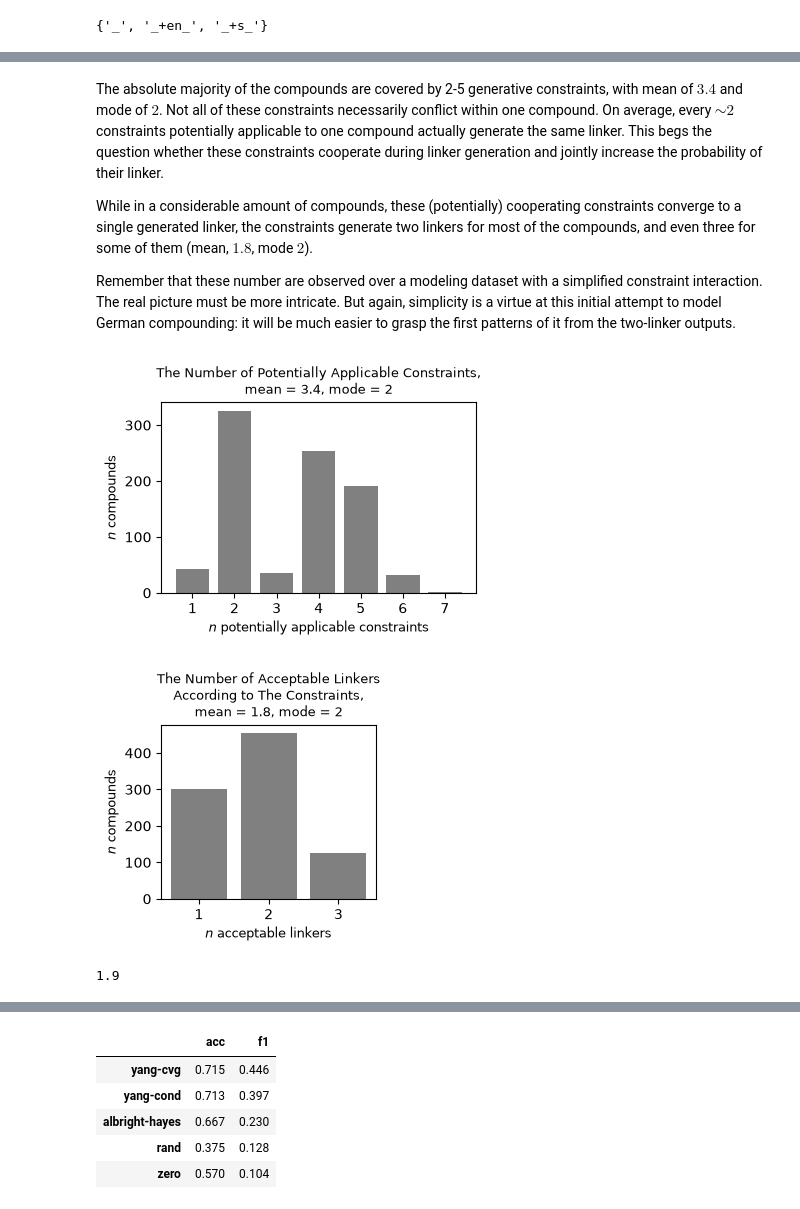
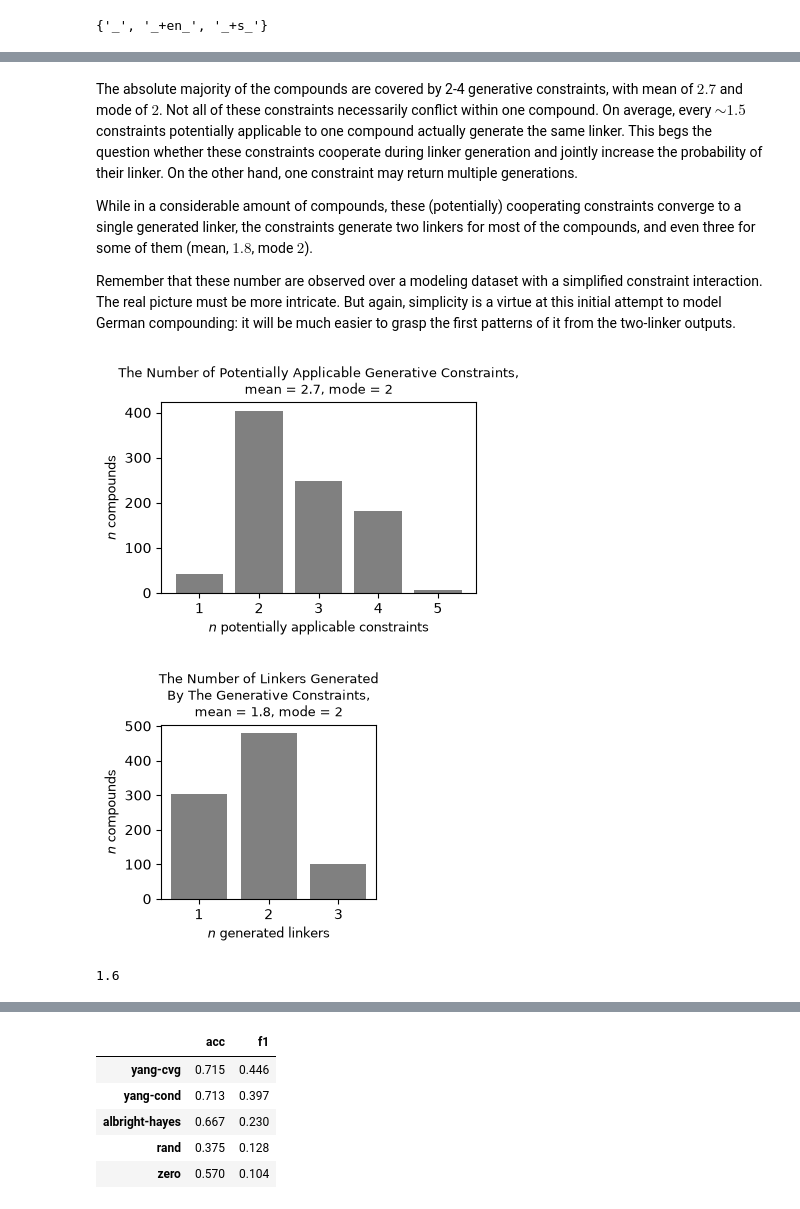
Before and after one commit to maxschmaltz/DieKonstraints, a Jupyter notebook: comp_modeling/inspect.ipynb, the cells around one changed output, grey strips where cells are left out. Cells and saved outputs as stored; diff of their text form; code cells hidden in the pictures.

```diff
--- a/comp_modeling/inspect.ipynb
+++ b/comp_modeling/inspect.ipynb
@@ -101,0 +104,18 @@ involved_domains_comparison_df
+# %%
+active_gen_domains_data = defaultdict(lambda: defaultdict(int))
+for constrs in list(acceptable_linkers_all.values()) + list(unacceptable_linkers_all.values()):
+    for c_ids in constrs.values():
+        for c_id in c_ids:
+            if c_id.startswith("p2l:") or c_id == "l2p:en|non_par_m" or c_id == DEF_ID:
+                key = "gen"
+            else:
+                key = "restr"
+            for domain in constraints[c_id]["domain_type"]:
+                active_gen_domains_data[domain][key] += 1
+
+active_gen_domains_df = pd.DataFrame(active_gen_domains_data).fillna(0).astype(int)
+active_gen_domains_df = active_gen_domains_df.T
+active_gen_domains_df.drop("default", inplace=True)
+
+save_tsv_generic(active_gen_domains_df, "out/active_gen_domains.tsv")
+active_gen_domains_df
@@ -163,38 +190,38 @@ linkers_by_domains_df[[col for col in linkers_by_domains_df.columns if not "sem"
 # %% [markdown]
-The absolute majority of the compounds are covered by 2-5 generative constraints, with mean of $3.4$ and mode of $2$. Not all of these constraints necessarily conflict within one compound. On average, every $\sim 2$ constraints potentially applicable to one compound actually generate the same linker. This begs the question whether these constraints cooperate during linker generation and jointly increase the probability of their linker.
+The absolute majority of the compounds are covered by 2-4 generative constraints, with mean of $2.7$ and mode of $2$. Not all of these constraints necessarily conflict within one compound. On average, every $\sim 1.5$ constraints potentially applicable to one compound actually generate the same linker. This begs the question whether these constraints cooperate during linker generation and jointly increase the probability of their linker. On the other hand, one constraint may return multiple generations.
 
 While in a considerable amount of compounds, these (potentially) cooperating constraints converge to a single generated linker, the constraints generate two linkers for most of the compounds, and even three for some of them (mean, $1.8$, mode $2$).
 
 Remember that these number are observed over a modeling dataset with a simplified constraint interaction. The real picture must be more intricate. But again, simplicity is a virtue at this initial attempt to model German compounding: it will be much easier to grasp the first patterns of it from the two-linker outputs.
 # %%
 n_constr = [
-    sum([len(c_ids) for c_ids in constrs.values()])
+    len(set([c_id for c_ids in constrs.values() for c_id in c_ids]))
     for constrs in acceptable_linkers_all.values()
 ]
 
 uc_c = np.unique_counts(n_constr)
 x_c = uc_c.values
 y_c = uc_c.counts
 
 mean = np.mean(n_constr).round(1)
 mode = x_c[y_c.argmax()]
 
 plt.figure(figsize=(4, 3))
 plt.bar(x_c, y_c, color="grey")
 plt.xlabel(r"$n$ potentially applicable constraints", fontsize=9)
 plt.ylabel(r"$n$ compounds", fontsize=9)
 plt.title(
     "The Number of Potentially Applicable Generative Constraints,\n"
     f"mean = {mean}, mode = {mode}",
     fontsize=9
 )
 plt.xticks(x_c)
 
 plt.tight_layout()
 plt.savefig("out/n_constrs.png", dpi="figure")
 plt.show()
 # %% [output]
-[figure, old version]
+[figure, new version]
 # %%
 n_accept_linkers = [
     len(accept_linkers)
@@ -210,21 +237,21 @@ mode = x_l[y_l.argmax()]
 
 plt.figure(figsize=(3, 3))
 plt.bar(x_l, y_l, color="grey")
-plt.xlabel(r"$n$ acceptable linkers", fontsize=9)
+plt.xlabel(r"$n$ generated linkers", fontsize=9)
 plt.ylabel(r"$n$ compounds", fontsize=9)
 plt.title(
-    "The Number of Acceptable Linkers\nAccording to The Constraints,\n"
+    "The Number of Linkers Generated\nBy The Generative Constraints,\n"
     f"mean = {mean}, mode = {mode}",
     fontsize=9
 )
 plt.xticks(x_l)
 
 plt.tight_layout()
-plt.savefig("out/n_acceptable_linkers.png", dpi="figure")
+plt.savefig("out/n_generated_linkers.png", dpi="figure")
 plt.show()
 # %% [output]
-[figure, old version]
+[figure, new version]
 # %%
 (np.array(n_constr) / np.array(n_accept_linkers)).mean().round(1).item()
 # %% [output]
-1.9
+1.6
```
Also changed, not shown: parts of 26 cells of this notebook, 11 other files.
